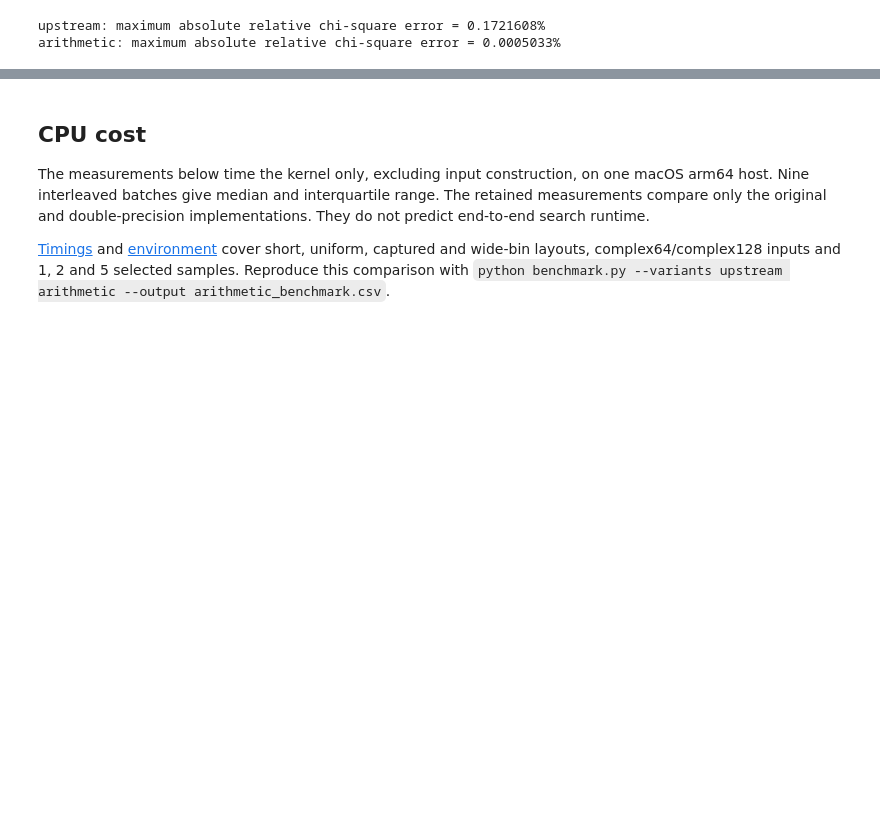
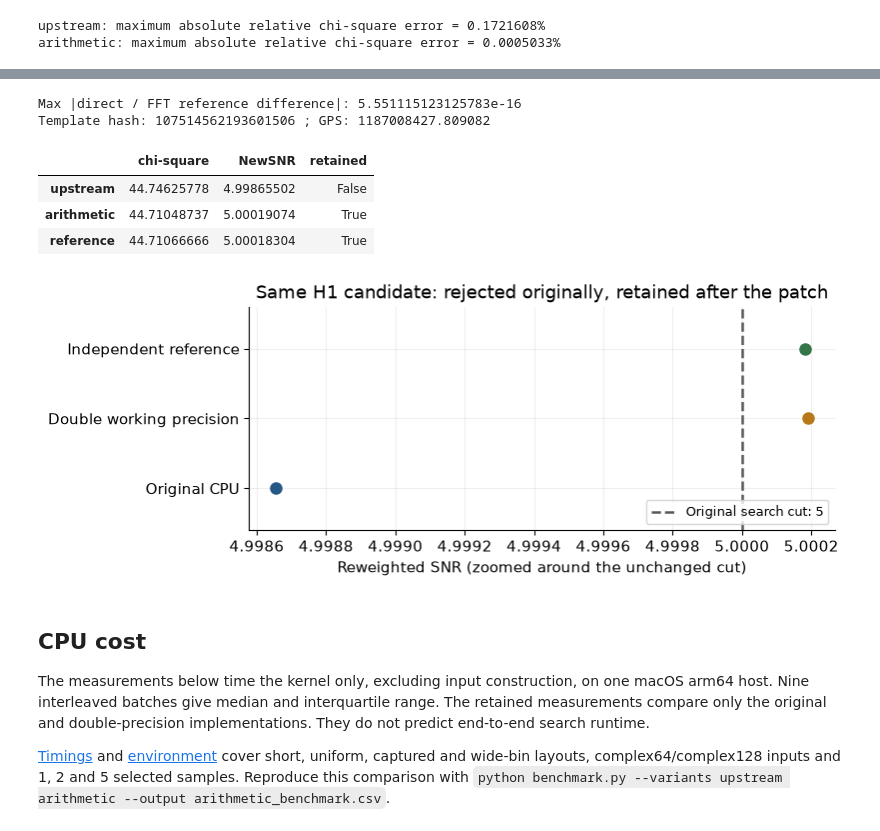
Before and after one commit to xangma/pycbc, a Jupyter notebook: examples/numerics/cpu_chisq_fixes/arithmetic_real_data.ipynb, the cells around one changed output, grey strips where cells are left out. Saved outputs shown, nothing was run; the diff lists cells and outputs as text; code cells hidden in the pictures; blank space fills up the shorter version.

```diff
--- a/examples/numerics/cpu_chisq_fixes/arithmetic_real_data.ipynb
+++ b/examples/numerics/cpu_chisq_fixes/arithmetic_real_data.ipynb
@@ -46,12 +50,16 @@ Let qᵦ be the rotated sum in bin b, S = Σᵦ|qᵦ|², and p the number of bin
 
 The patch results below retain the actual float32 output and final wrapper arithmetic for complex64 inputs. `verify_installed.py` checked these expressions and archived-kernel outputs against the original and patched public PyCBC calls.
 # %%
+def fft_reference_power(correlation, samples, edges):
+    power = np.zeros(len(samples))
+    for lo, hi in zip(edges[:-1], edges[1:]):
+        band = np.zeros(len(correlation), dtype=np.complex128)
+        band[lo:hi] = correlation[lo:hi]
+        power += abs((len(correlation) * ifft(band))[samples])**2
+    return power
+
 reference = reference_power(corr, points, bins)
-fft_power = np.zeros(len(points))
-for lo, hi in zip(bins[:-1], bins[1:]):
-    band = np.zeros(N, dtype=np.complex128)
-    band[lo:hi] = corr[lo:hi]
-    fft_power += abs((N * ifft(band))[points])**2
+fft_power = fft_reference_power(corr, points, bins)
 np.testing.assert_allclose(reference, fft_power, rtol=1e-11)
 reference_chisq = (p * reference - snr_power) * norm**2
 value = Array(corr, copy=False)
@@ -142,3 +188,54 @@ Candidates crossing threshold in this replay: 0
+# %%
+example = json.loads((evidence/'selection-crossing.json').read_text())
+with np.load(evidence/'selection-crossing.npz', allow_pickle=False) as saved:
+    captured = {name: saved[name].copy() for name in saved.files}
+c, s = captured['corr'], captured['snr']
+indices, edges = captured['indices'], captured['bins']
+normalization = float(captured['norm'])
+nbins = len(edges)-1
+snr_term = (s.conj()*s).real
+raw_snr = abs(s*normalization)
+result = {label: (mod.shift_sum(Array(c), indices, edges)*nbins-snr_term)*normalization**2
+          for label, mod in modules.items()}
+direct = reference_power(c, indices, edges)
+via_fft = fft_reference_power(c, indices, edges)
+np.testing.assert_allclose(direct, via_fft, rtol=1e-11)
+print('Max |direct / FFT reference difference|:', np.max(abs(direct/via_fft-1)))
+reference = (direct*nbins-snr_term)*normalization**2
+result['reference'] = reference.astype(np.float32)
+dof = np.full(len(indices), 2*nbins-2, dtype=np.int64)
+rank = {label: newsnr(raw_snr, value/dof) for label, value in result.items()}
+j = int(example['point'])
+assert indices[j] == example['sample']
+np.testing.assert_allclose(reference[j], example['reference'], rtol=1e-12)
+assert rank['upstream'][j] < 5 <= rank['arithmetic'][j]
+assert rank['reference'][j] >= 5
+comparison = pd.DataFrame({
+    'chi-square': {label: value[j] for label, value in result.items()},
+    'NewSNR': {label: value[j] for label, value in rank.items()}})
+comparison['retained'] = comparison.NewSNR >= 5
+print('Template hash:', example['template_hash'], '; GPS:', f"{example['gps']:.6f}")
+display(comparison.style.format({'chi-square': '{:.8f}', 'NewSNR': '{:.8f}'}))
+
+fig, ax = plt.subplots(figsize=(8, 3), layout='constrained')
+titles = ['Original CPU', 'Double working precision', 'Independent reference']
+for y, (label, color) in enumerate(zip(result, ['#245885', '#B77818', '#347549'])):
+    ax.plot(rank[label][j], y, 'o', color=color, ms=8)
+ax.axvline(5, color='0.35', ls='--', label='Original search cut: 5')
+ax.set(yticks=range(3), yticklabels=titles, ylim=(-0.6, 2.6),
+       xlabel='Reweighted SNR (zoomed around the unchanged cut)',
+       title='Same H1 candidate: rejected originally, retained after the patch')
+ax.ticklabel_format(axis='x', style='plain', useOffset=False)
+ax.legend(loc='lower right', fontsize=9)
+plt.show()
+# %% [output]
+Max |direct / FFT reference difference|: 5.551115123125783e-16
+Template hash: 107514562193601506 ; GPS: 1187008427.809082
+|  | chi-square | NewSNR | retained |
+| upstream | 44.74625778 | 4.99865502 | False |
+| arithmetic | 44.71048737 | 5.00019074 | True |
+| reference | 44.71066666 | 5.00018304 | True |
+[figure, added]
 # %% [markdown]
 ## CPU cost
 
```
Also changed, not shown: parts of 5 cells of this notebook, 16 other files.
